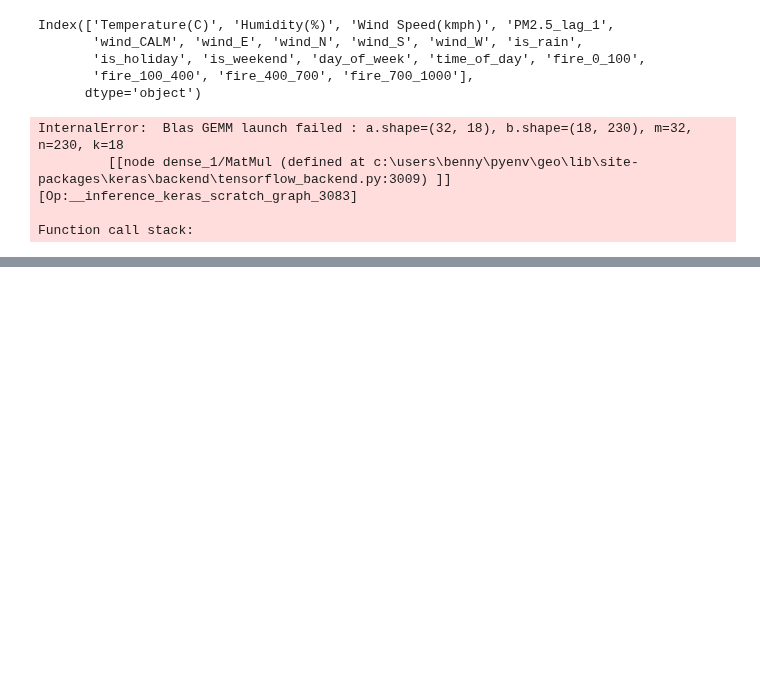
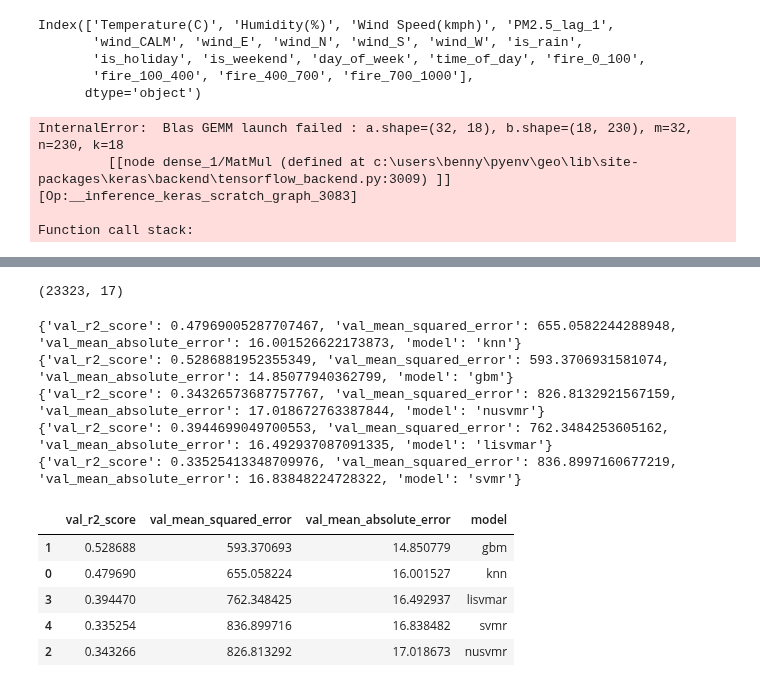
Before and after one commit to worasom/aqi_thailand2, a Jupyter notebook: notebooks/5_ML-Model_optimize.ipynb, the cells around one changed output, grey strips where cells are left out. Cells and saved outputs as stored; diff of their text form; code cells hidden in the pictures; blank space fills up the shorter version.

```diff
--- a/notebooks/5_ML-Model_optimize.ipynb
+++ b/notebooks/5_ML-Model_optimize.ipynb
@@ -614,0 +641,28 @@ Function call stack:
+# %%
+data.split_data(split_ratio=[0.3, 0.25, 0.25, 0.2])
+xtrn, ytrn, x_cols = data.get_data_matrix(use_index=data.split_list[0], x_cols=x_cols)
+xval, yval, _ = data.get_data_matrix(use_index=data.split_list[1], x_cols=x_cols)
+print(xtrn.shape)
+# %% [output]
+(23323, 17)
+# %%
+%%time
+model = do_rf_search(xtrn,ytrn, x_tree=True,n_jobs=1)
+score_dict = cal_scores(yval, model.predict(xval), header_str ='val_')
+print('optimize 1 score', score_dict)
+# %%
+importances = model.feature_importances_
+feat_imp = pd.DataFrame(importances, index=x_cols, columns=['importance'])
+feat_imp = feat_imp.sort_values('importance',ascending=False).reset_index()
+show_fea_imp(feat_imp, title='rf feature of importance(raw)')
+# %%
+# optimize 1 drop unuse cols
+to_drop = feat_imp['index']
+to_drop = [a for a in to_drop if 'fire' not in a]
+
+for s in ['Humidity(%)','Temperature(C)','Wind Speed(kmph)']:
+    to_drop.remove(s)
+to_drop.reverse()
+
+model, new_x_cols = reduce_cols(dataset=data,x_cols=x_cols,to_drop=to_drop,model=model,trn_i=0, val_i=1)
+data.x_cols = new_x_cols
@@ -614,0 +671,25 @@ Function call stack:
+# %%
+models = get_models()
+
+model_search_df = []
+for k, model in models.items():
+    model.fit(xtrn,ytrn)
+    score_dict = cal_scores(yval, model.predict(xval), header_str ='val_')
+    score_dict['model'] = k
+    print(score_dict)
+    model_search_df.append(pd.DataFrame(score_dict, index=[0]))
+
+model_search_df  = pd.concat(model_search_df, ignore_index=True)
+model_search_df.sort_values('val_mean_absolute_error')
+# %% [output]
+{'val_r2_score': 0.47969005287707467, 'val_mean_squared_error': 655.0582244288948, 'val_mean_absolute_error': 16.001526622173873, 'model': 'knn'}
+{'val_r2_score': 0.5286881952355349, 'val_mean_squared_error': 593.3706931581074, 'val_mean_absolute_error': 14.85077940362799, 'model': 'gbm'}
+{'val_r2_score': 0.34326573687757767, 'val_mean_squared_error': 826.8132921567159, 'val_mean_absolute_error': 17.018672763387844, 'model': 'nusvmr'}
+{'val_r2_score': 0.3944699049700553, 'val_mean_squared_error': 762.3484253605162, 'val_mean_absolute_error': 16.492937087091335, 'model': 'lisvmar'}
+{'val_r2_score': 0.33525413348709976, 'val_mean_squared_error': 836.8997160677219, 'val_mean_absolute_error': 16.83848224728322, 'model': 'svmr'}
+|  | val_r2_score | val_mean_squared_error | val_mean_absolute_error | model |
+| 1 | 0.528688 | 593.370693 | 14.850779 | gbm |
+| 0 | 0.479690 | 655.058224 | 16.001527 | knn |
+| 3 | 0.394470 | 762.348425 | 16.492937 | lisvmar |
+| 4 | 0.335254 | 836.899716 | 16.838482 | svmr |
+| 2 | 0.343266 | 826.813292 | 17.018673 | nusvmr |
```
Also changed, not shown: parts of 3 cells of this notebook, 5 other files.
